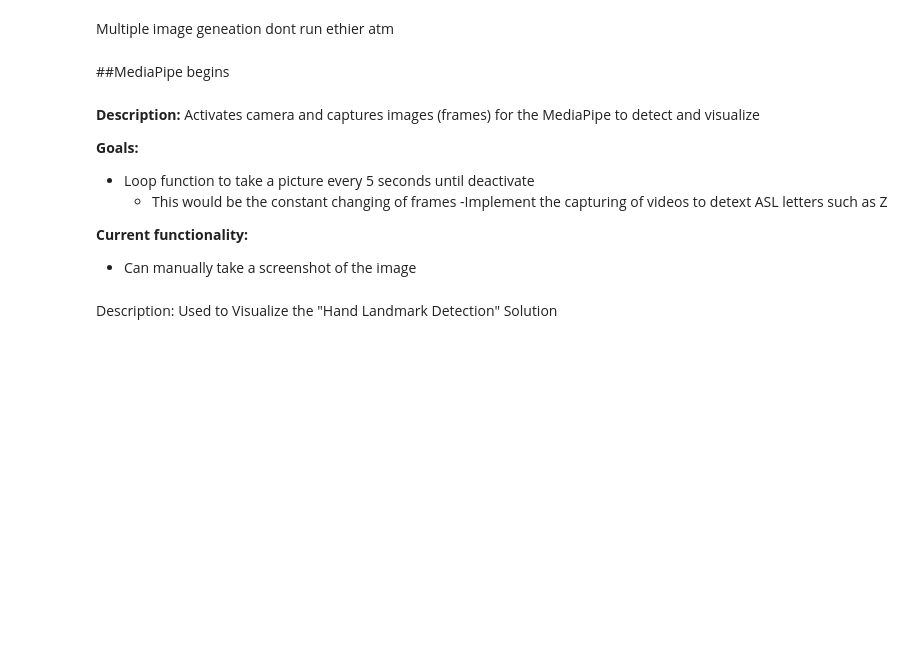
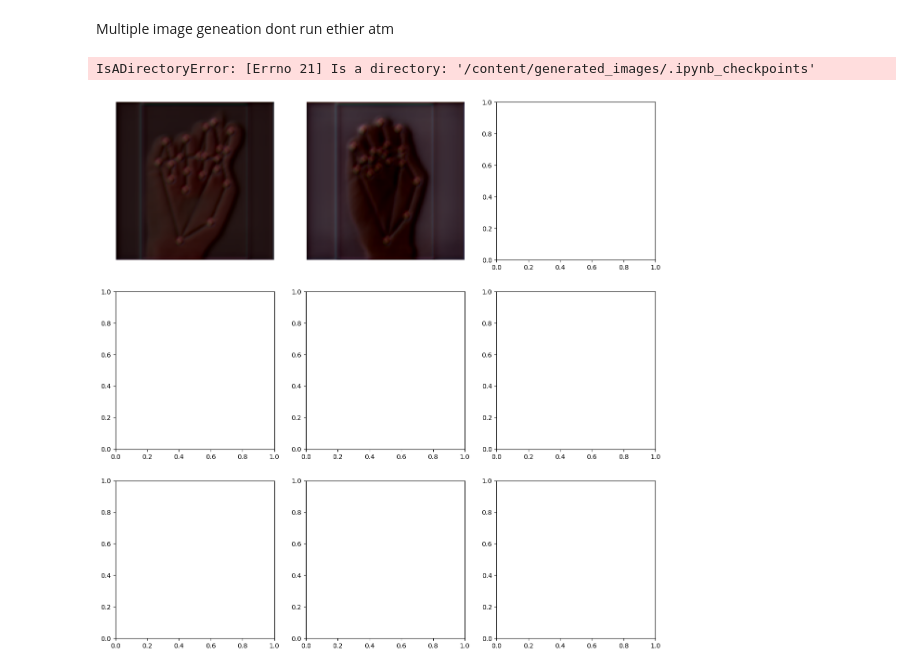
Before and after one commit to dyllanesl/AI-EDGE-Project, a Jupyter notebook: ASL_Project.ipynb, the cells around one changed output. Saved outputs shown, nothing was run; the diff lists cells and outputs as text; code cells hidden in the pictures; blank space fills up the shorter version.

```diff
--- a/ASL_Project.ipynb
+++ b/ASL_Project.ipynb
@@ -446,29 +431,19 @@ dont run ethier atm
 # %%
 import matplotlib.pyplot as plt
 
 # Display multiple images in a grid
 def display_images(image_paths, cols=3, rows=3):
     fig, axes = plt.subplots(rows, cols, figsize=(15, 15))
     for ax, img_path in zip(axes.flatten(), image_paths):
         img = Image.open(img_path)
         ax.imshow(img)
         ax.axis('off')
     plt.tight_layout()
     plt.show()
 
 # Get paths for a few generated images
-image_paths = [os.path.join(output_dir, img) for img in generated_images[:9]]  # Adjust the number of images as needed
+image_paths = [os.path.join(output_dir, img) for img in generated_images[:26]]  # Adjust the number of images as needed
 display_images(image_paths)
+# %% [output]
+IsADirectoryError: [Errno 21] Is a directory: '/content/generated_images/.ipynb_checkpoints'
+[figure, added]
-# %% [markdown]
-##MediaPipe begins
-# %% [markdown]
-**Description:** Activates camera and captures images (frames) for the MediaPipe
-to detect and visualize
-
-**Goals:**
-- Loop function to take a picture every 5 seconds until deactivate
-  - This would be the constant changing of frames
--Implement the capturing of videos to detext ASL letters such as Z
-
-**Current functionality:**
-- Can manually take a screenshot of the image
@@ -520,2 +449,0 @@ def take_photo(filename='photo.jpg', quality=0.8):
-# %% [markdown]
-Description: Used to Visualize the "Hand Landmark Detection" Solution
```
Also changed, not shown: parts of 23 cells of this notebook.
